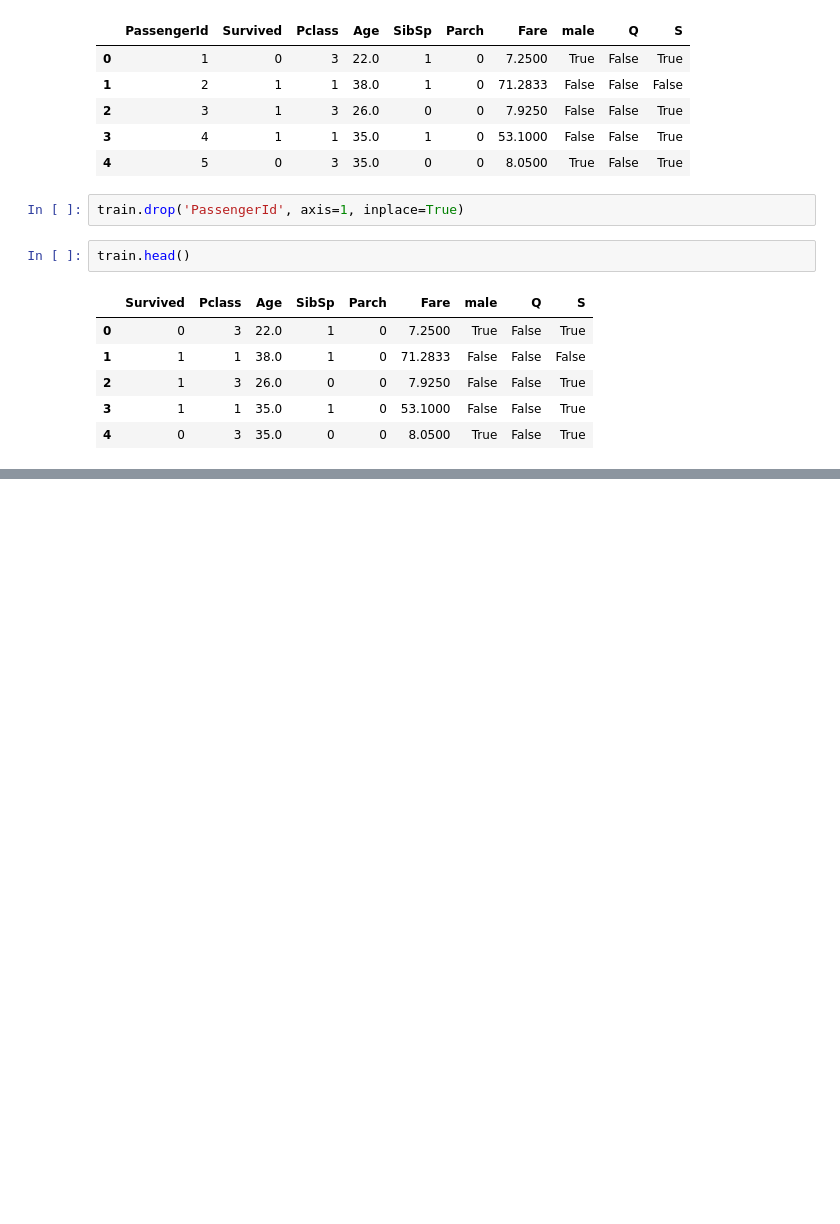
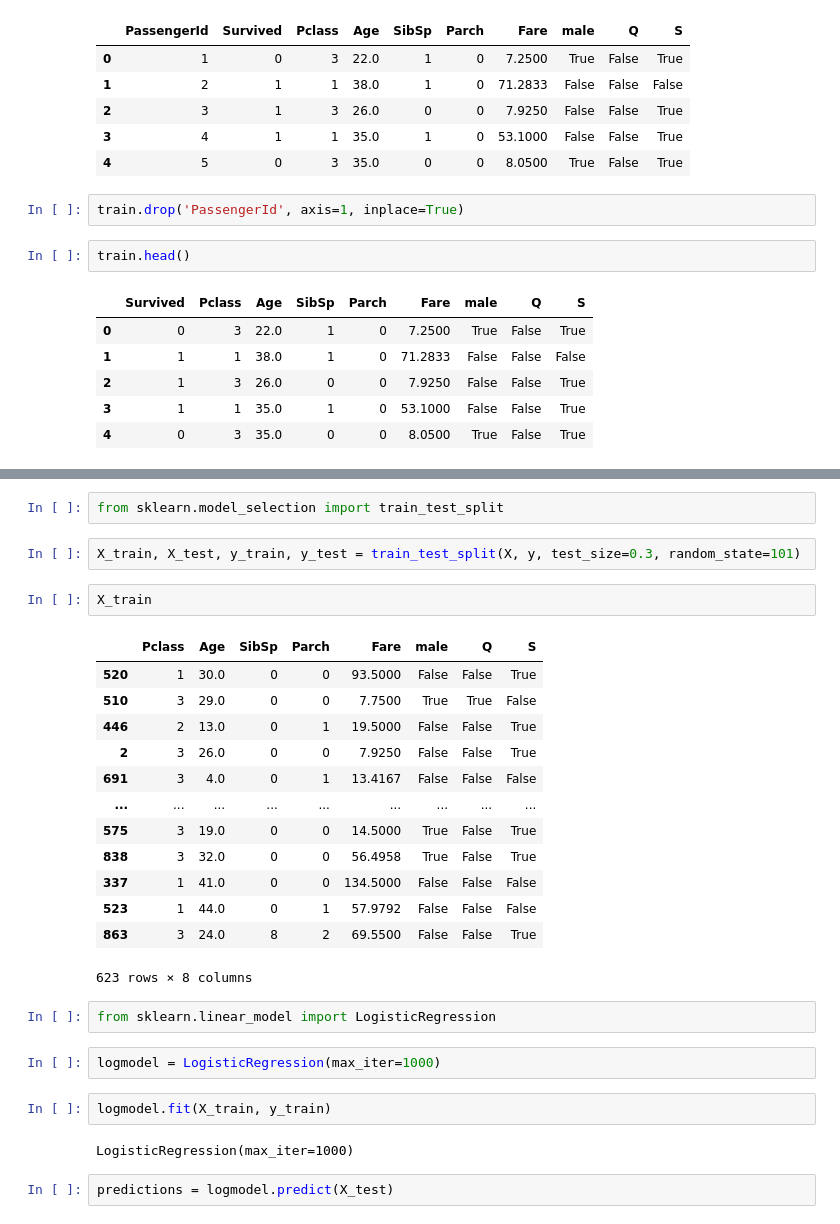
Before and after one commit to Gegcuk/PythonforDataScienceandMachineLearningBootcamp, a Jupyter notebook: Section17Logisticregression/Logistic_Regression.ipynb, the cells around one changed output, grey strips where cells are left out. Cells and saved outputs as stored; diff of their text form; blank space fills up the shorter version.

```diff
--- a/Section17Logisticregression/Logistic_Regression.ipynb
+++ b/Section17Logisticregression/Logistic_Regression.ipynb
@@ -195,0 +215,30 @@ train.head()
+# %%
+from sklearn.model_selection import train_test_split
+# %%
+X_train, X_test, y_train, y_test = train_test_split(X, y, test_size=0.3, random_state=101)
+# %%
+X_train
+# %% [output]
+|  | Pclass | Age | SibSp | Parch | Fare | male | Q | S |
+| 520 | 1 | 30.0 | 0 | 0 | 93.5000 | False | False | True |
+| 510 | 3 | 29.0 | 0 | 0 | 7.7500 | True | True | False |
+| 446 | 2 | 13.0 | 0 | 1 | 19.5000 | False | False | True |
+| 2 | 3 | 26.0 | 0 | 0 | 7.9250 | False | False | True |
+| 691 | 3 | 4.0 | 0 | 1 | 13.4167 | False | False | False |
+| ... | ... | ... | ... | ... | ... | ... | ... | ... |
+| 575 | 3 | 19.0 | 0 | 0 | 14.5000 | True | False | True |
+| 838 | 3 | 32.0 | 0 | 0 | 56.4958 | True | False | True |
+| 337 | 1 | 41.0 | 0 | 0 | 134.5000 | False | False | False |
+| 523 | 1 | 44.0 | 0 | 1 | 57.9792 | False | False | False |
+| 863 | 3 | 24.0 | 8 | 2 | 69.5500 | False | False | True |
+623 rows × 8 columns
+# %%
+from sklearn.linear_model import LogisticRegression
+# %%
+logmodel = LogisticRegression(max_iter=1000)
+# %%
+logmodel.fit(X_train, y_train)
+# %% [output]
+LogisticRegression(max_iter=1000)
+# %%
+predictions = logmodel.predict(X_test)
```
Also changed, not shown: parts of 7 cells of this notebook.
